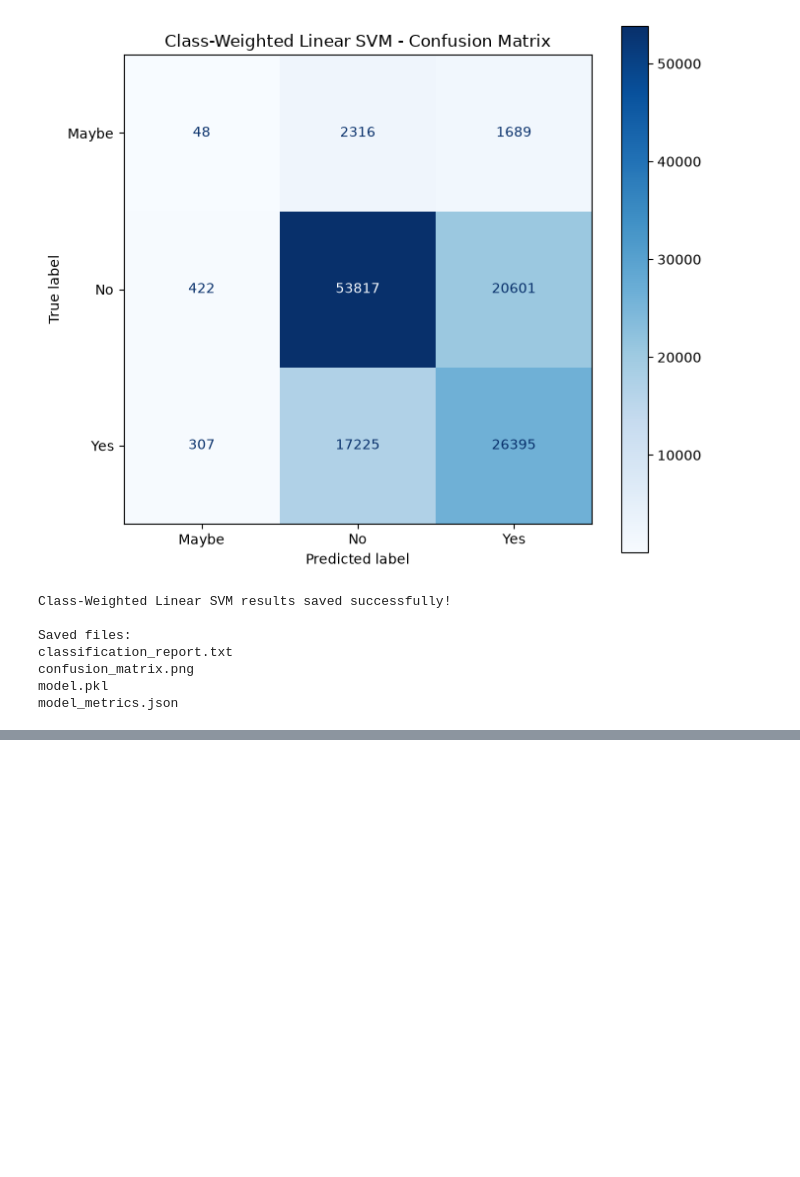
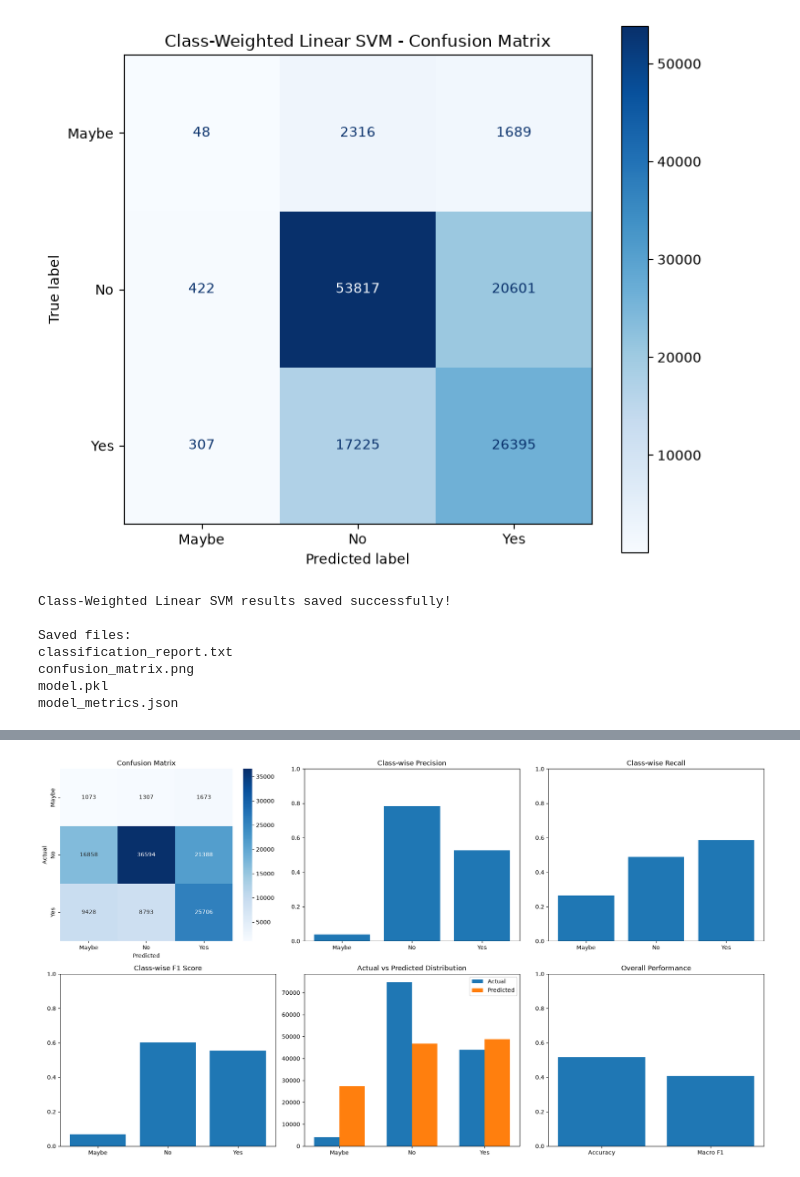
Before and after one commit to IreneStephen-DS/Indian_Tourism_ML, a Jupyter notebook: ProjectFiles/project.ipynb, the cells around one changed output, grey strips where cells are left out. Cells and saved outputs as stored; diff of their text form; code cells hidden in the pictures; blank space fills up the shorter version.

Commit message:
Linear SVM- Original, Class weighted, Random Oversampling

```diff
--- a/ProjectFiles/project.ipynb
+++ b/ProjectFiles/project.ipynb
@@ -5588,0 +5808,6 @@ model_metrics.json
+# %%
+# Predict validation labels
+y_pred_svm_oversampled = linear_svm_oversampled_model.predict(X_val)
+
+print("Random Oversampling Linear SVM - First 10 Predictions:")
+print(y_pred_svm_oversampled[:10])
@@ -5588,0 +5858,93 @@ model_metrics.json
+# %%
+import matplotlib.pyplot as plt
+import seaborn as sns
+from sklearn.metrics import confusion_matrix
+
+svm_oversampled_cm = confusion_matrix(
+    y_val,
+    y_pred_svm_oversampled,
+    labels=["Maybe", "No", "Yes"]
+)
+
+fig, axes = plt.subplots(2, 3, figsize=(18, 10))
+
+# 1. Confusion Matrix
+sns.heatmap(
+    svm_oversampled_cm,
+    annot=True,
+    fmt="d",
+    cmap="Blues",
+    xticklabels=["Maybe", "No", "Yes"],
+    yticklabels=["Maybe", "No", "Yes"],
+    ax=axes[0, 0]
+)
+axes[0, 0].set_title("Confusion Matrix")
+axes[0, 0].set_xlabel("Predicted")
+axes[0, 0].set_ylabel("Actual")
+
+# 2. Class-wise Precision
+report_dict = classification_report(
+    y_val,
+    y_pred_svm_oversampled,
+    labels=["Maybe", "No", "Yes"],
+    output_dict=True,
+    zero_division=0
+)
+
+classes = ["Maybe", "No", "Yes"]
+precision_values = [report_dict[c]["precision"] for c in classes]
+
+axes[0, 1].bar(classes, precision_values)
+axes[0, 1].set_title("Class-wise Precision")
+axes[0, 1].set_ylim(0, 1)
+
+# 3. Class-wise Recall
+recall_values = [report_dict[c]["recall"] for c in classes]
+
+axes[0, 2].bar(classes, recall_values)
+axes[0, 2].set_title("Class-wise Recall")
+axes[0, 2].set_ylim(0, 1)
+
+# 4. Class-wise F1 Score
+f1_values = [report_dict[c]["f1-score"] for c in classes]
+
+axes[1, 0].bar(classes, f1_values)
+axes[1, 0].set_title("Class-wise F1 Score")
+axes[1, 0].set_ylim(0, 1)
+
+# 5. Actual vs Predicted Distribution
+actual_counts = y_val.value_counts().reindex(classes, fill_value=0)
+predicted_counts = pd.Series(y_pred_svm_oversampled).value_counts().reindex(classes, fill_value=0)
+
+x = range(len(classes))
+width = 0.35
+
+axes[1, 1].bar(
+    [i - width / 2 for i in x],
+    actual_counts.values,
+    width,
+    label="Actual"
+)
+axes[1, 1].bar(
+    [i + width / 2 for i in x],
+    predicted_counts.values,
+    width,
+    label="Predicted"
+)
+axes[1, 1].set_xticks(list(x))
+axes[1, 1].set_xticklabels(classes)
+axes[1, 1].set_title("Actual vs Predicted Distribution")
+axes[1, 1].legend()
+
+# 6. Overall Metrics
+axes[1, 2].bar(
+    ["Accuracy", "Macro F1"],
+    [svm_oversampled_accuracy, svm_oversampled_macro_f1]
+)
+axes[1, 2].set_title("Overall Performance")
+axes[1, 2].set_ylim(0, 1)
+
+plt.tight_layout()
+plt.show()
+# %% [output]
+[figure, added]
```
Also changed, not shown: parts of 16 cells of this notebook.
